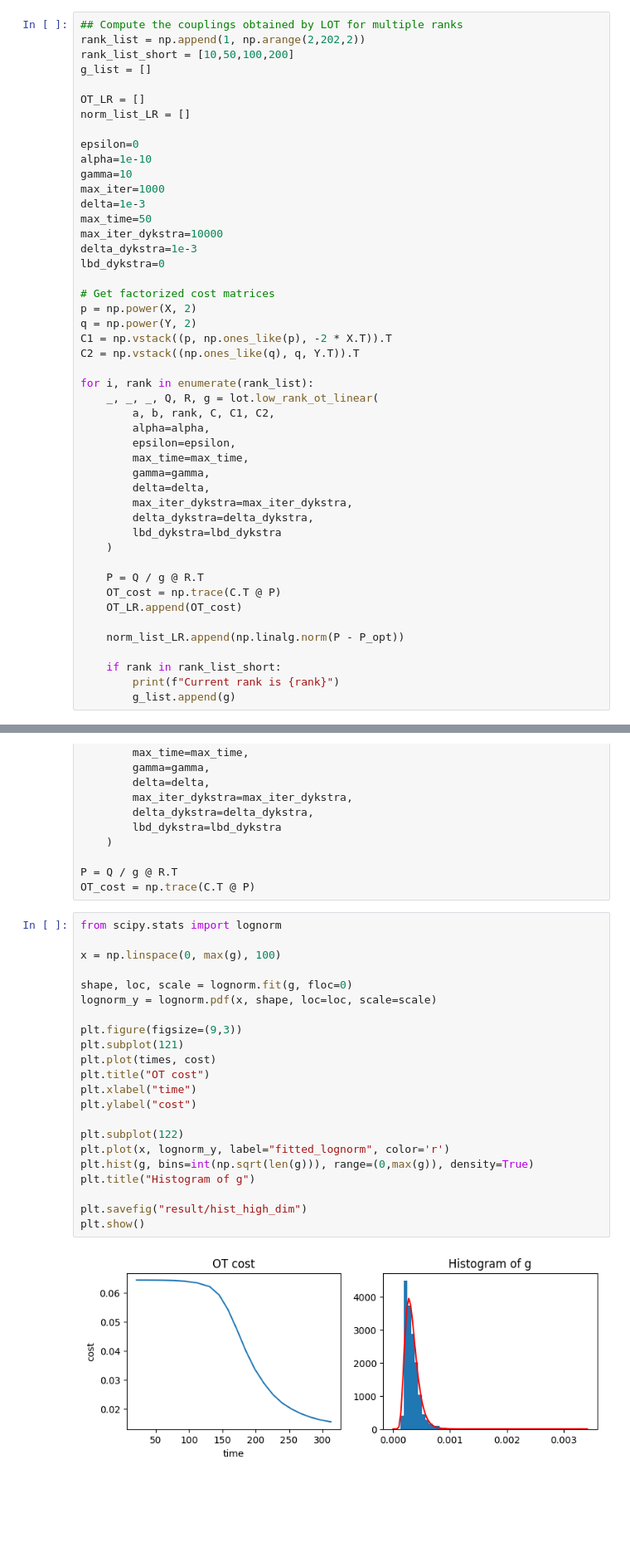
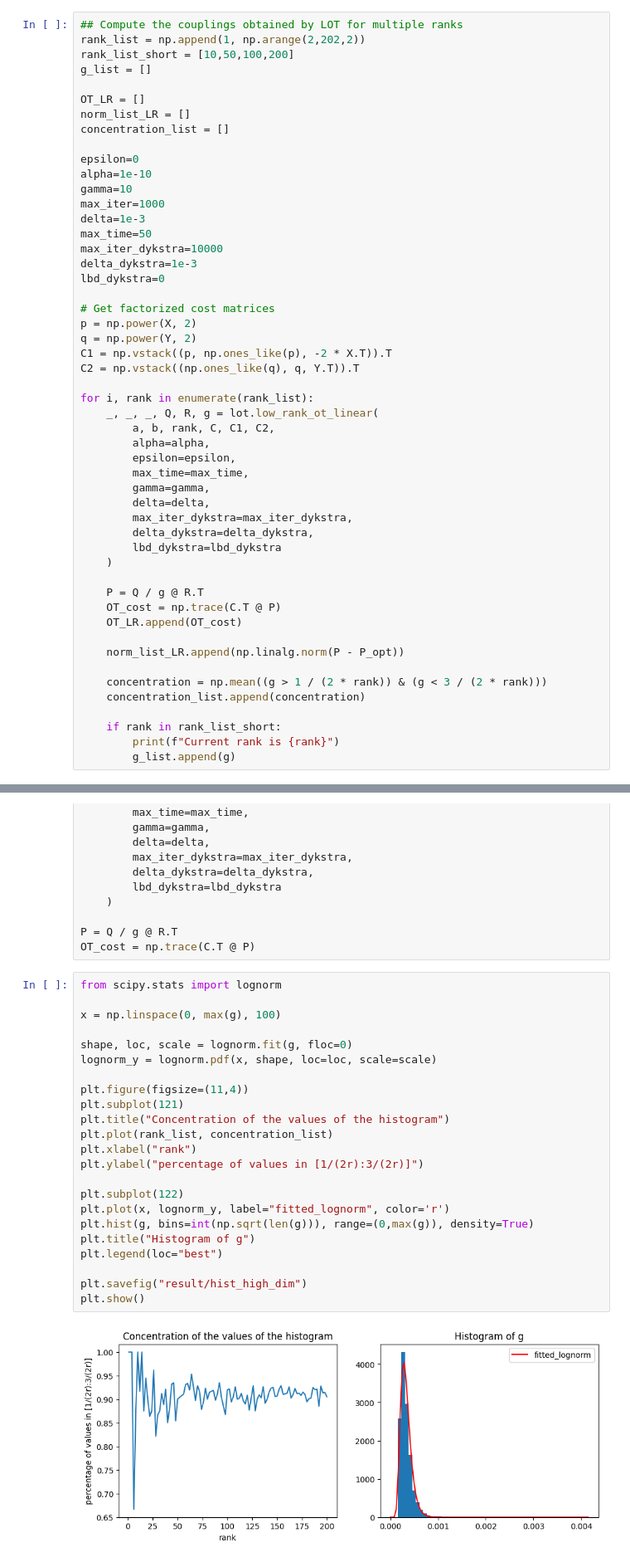
Before and after one commit to AuriantEmeric/OPT, a Jupyter notebook: gaussian_test.ipynb, the cells around one changed output, grey strips where cells are left out. Shown: that part at 83% size. Drawn from its saved outputs; the diff is of its cells as text; blank space fills up the shorter version.

Commit message:
modified results, corrected typo, more explicit plots

```diff
--- a/gaussian_test.ipynb
+++ b/gaussian_test.ipynb
@@ -94,6 +102,7 @@ g_list = []
 
 OT_LR = []
 norm_list_LR = []
+concentration_list = []
 
 epsilon=0
 alpha=1e-10
@@ -130,6 +139,9 @@ for i, rank in enumerate(rank_list):
 
     norm_list_LR.append(np.linalg.norm(P - P_opt))
 
+    concentration = np.mean((g > 1 / (2 * rank)) & (g < 3 / (2 * rank)))
+    concentration_list.append(concentration)
+
     if rank in rank_list_short:
         print(f"Current rank is {rank}")
         g_list.append(g)
@@ -289,24 +309,25 @@ OT_cost = np.trace(C.T @ P)
 # %%
 from scipy.stats import lognorm
 
 x = np.linspace(0, max(g), 100)
 
 shape, loc, scale = lognorm.fit(g, floc=0)
 lognorm_y = lognorm.pdf(x, shape, loc=loc, scale=scale)
 
-plt.figure(figsize=(9,3))
+plt.figure(figsize=(11,4))
 plt.subplot(121)
-plt.plot(times, cost)
-plt.title("OT cost")
-plt.xlabel("time")
-plt.ylabel("cost")
+plt.title("Concentration of the values of the histogram")
+plt.plot(rank_list, concentration_list)
+plt.xlabel("rank")
+plt.ylabel("percentage of values in [1/(2r):3/(2r)]")
 
 plt.subplot(122)
 plt.plot(x, lognorm_y, label="fitted_lognorm", color='r')
 plt.hist(g, bins=int(np.sqrt(len(g))), range=(0,max(g)), density=True)
 plt.title("Histogram of g")
+plt.legend(loc="best")
 
 plt.savefig("result/hist_high_dim")
 plt.show()
 # %% [output]
-[figure, old version]
+[figure, new version]
```
Also changed, not shown: parts of 6 cells of this notebook, 6 other files.
